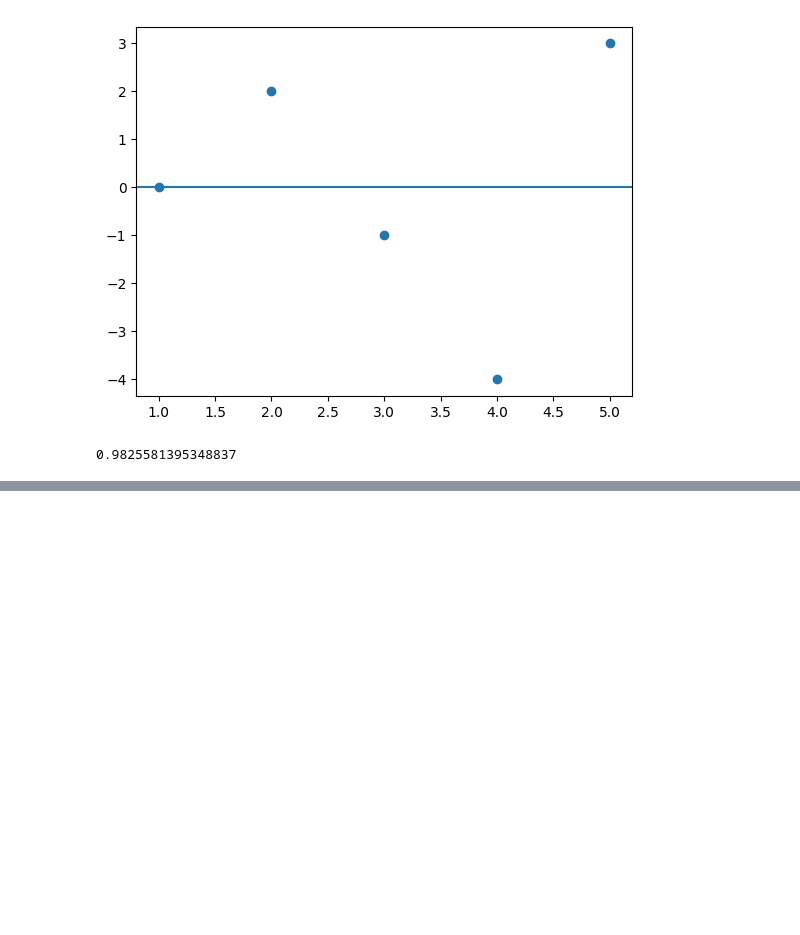
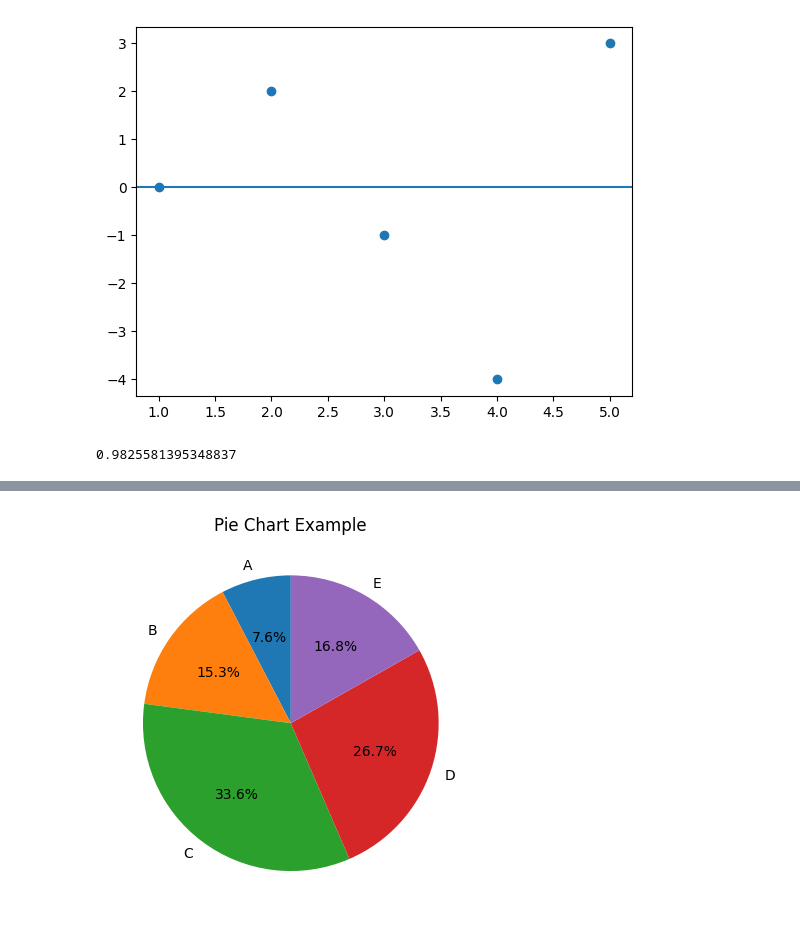
Before and after one commit to AnkitKaushik-DevOps/AI-ML-Engineering-Portfolio, a Jupyter notebook: data_visualization/main.ipynb, the cells around one changed output, grey strips where cells are left out. Cells and saved outputs as stored; diff of their text form; code cells hidden in the pictures; blank space fills up the shorter version.

```diff
--- a/data_visualization/main.ipynb
+++ b/data_visualization/main.ipynb
@@ -95,0 +120,12 @@ print(r2)
+# %%
+# Used to show part-to-whole relationships/data
+
+#data
+categories  = ['A', 'B', 'C', 'D', 'E']
+Sales = [10, 20, 44, 35, 22]
+
+plt.pie(Sales, labels=categories, autopct = '%1.1f%%', startangle=90)
+plt.title('Pie Chart Example')
+plt.show()
+# %% [output]
+[figure, added]
```
Also changed, not shown: parts of 7 cells of this notebook.
